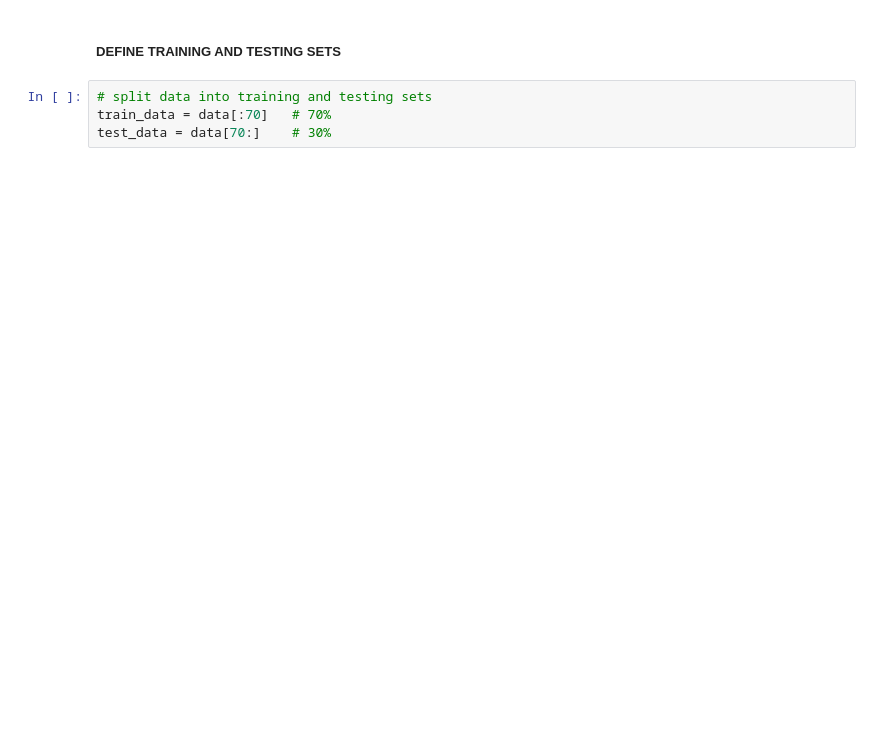
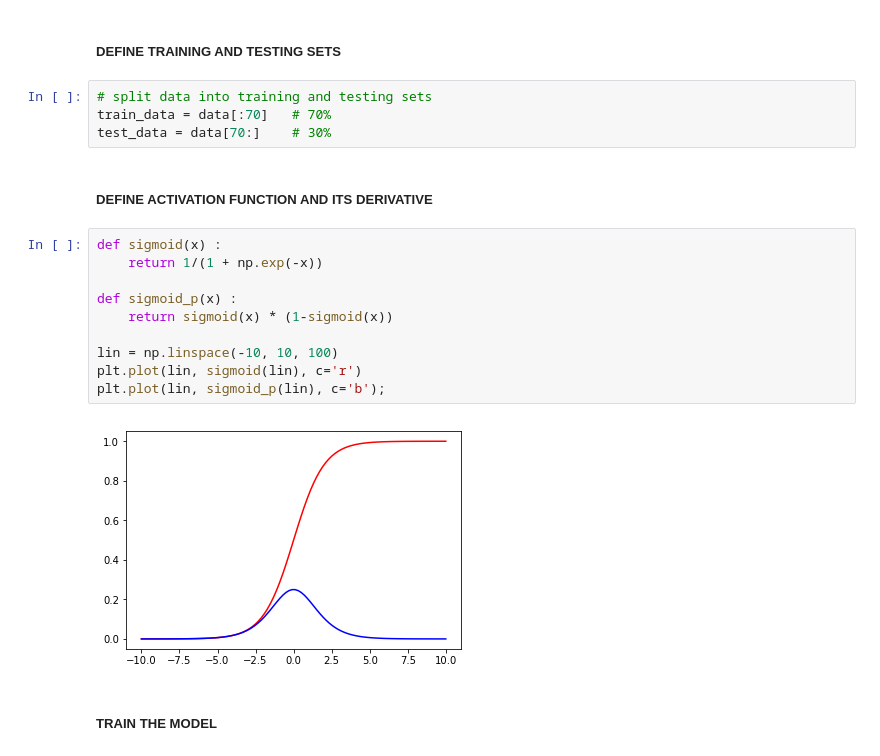
Before and after one commit to igerardoh/perceptron-learning-algorithm, a Jupyter notebook: perceptron-classifier.ipynb, the cells around one changed output. Cells and saved outputs as stored; diff of their text form; blank space fills up the shorter version.

Commit message:
add model architecture and predictions

```diff
--- a/perceptron-classifier.ipynb
+++ b/perceptron-classifier.ipynb
@@ -58,3 +58,19 @@ Image(url= 'https://farm9.staticflickr.com/8383/8675226902_e72273713f_k.jpg', wi
 # split data into training and testing sets
 train_data = data[:70]   # 70%
 test_data = data[70:]    # 30%
+# %% [markdown]
+##### DEFINE ACTIVATION FUNCTION AND ITS DERIVATIVE
+# %%
+def sigmoid(x) :
+    return 1/(1 + np.exp(-x))
+
+def sigmoid_p(x) :
+    return sigmoid(x) * (1-sigmoid(x))
+
+lin = np.linspace(-10, 10, 100)
+plt.plot(lin, sigmoid(lin), c='r')
+plt.plot(lin, sigmoid_p(lin), c='b');
+# %% [output]
+[figure, added]
+# %% [markdown]
+##### TRAIN THE MODEL
```
Also changed, not shown: parts of 5 cells of this notebook.
